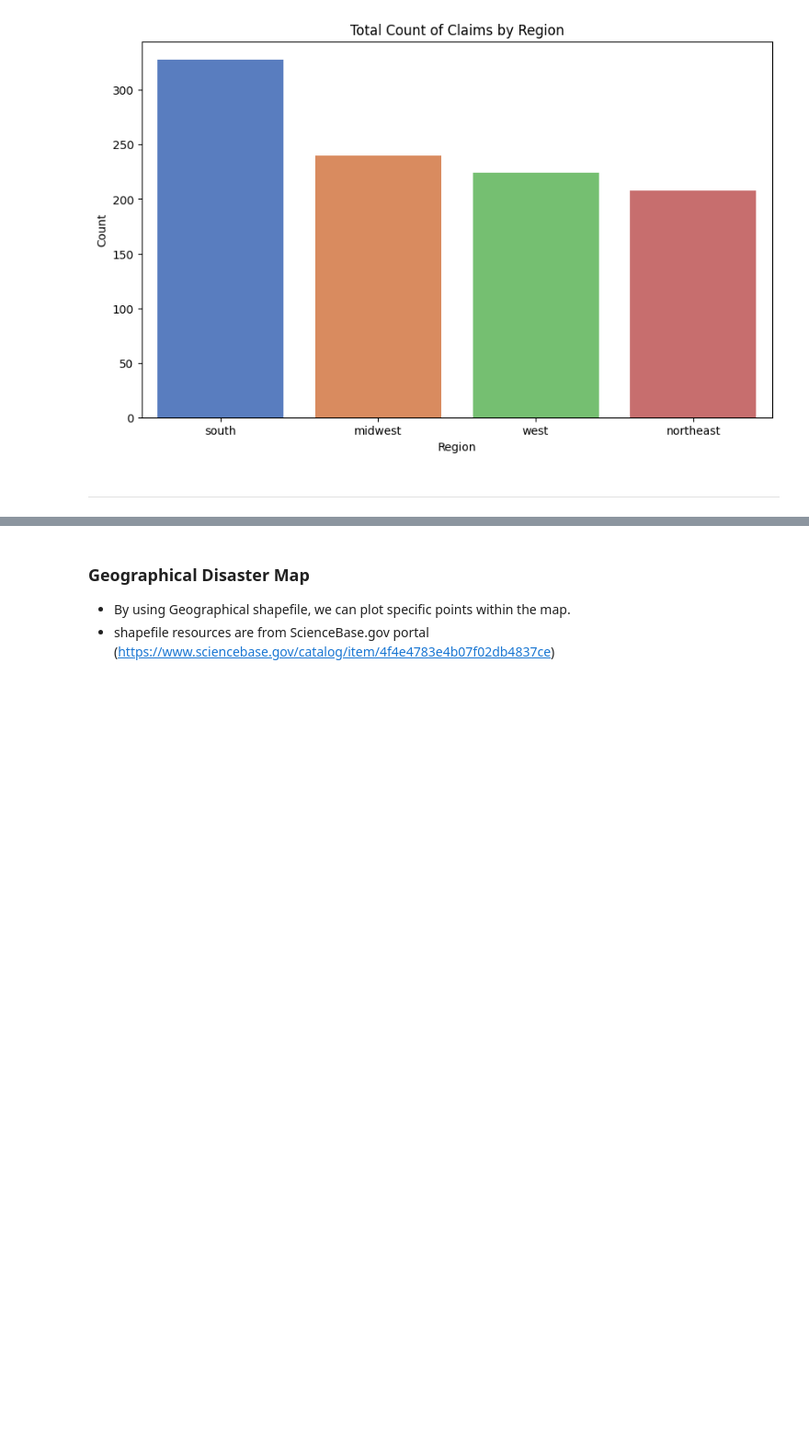
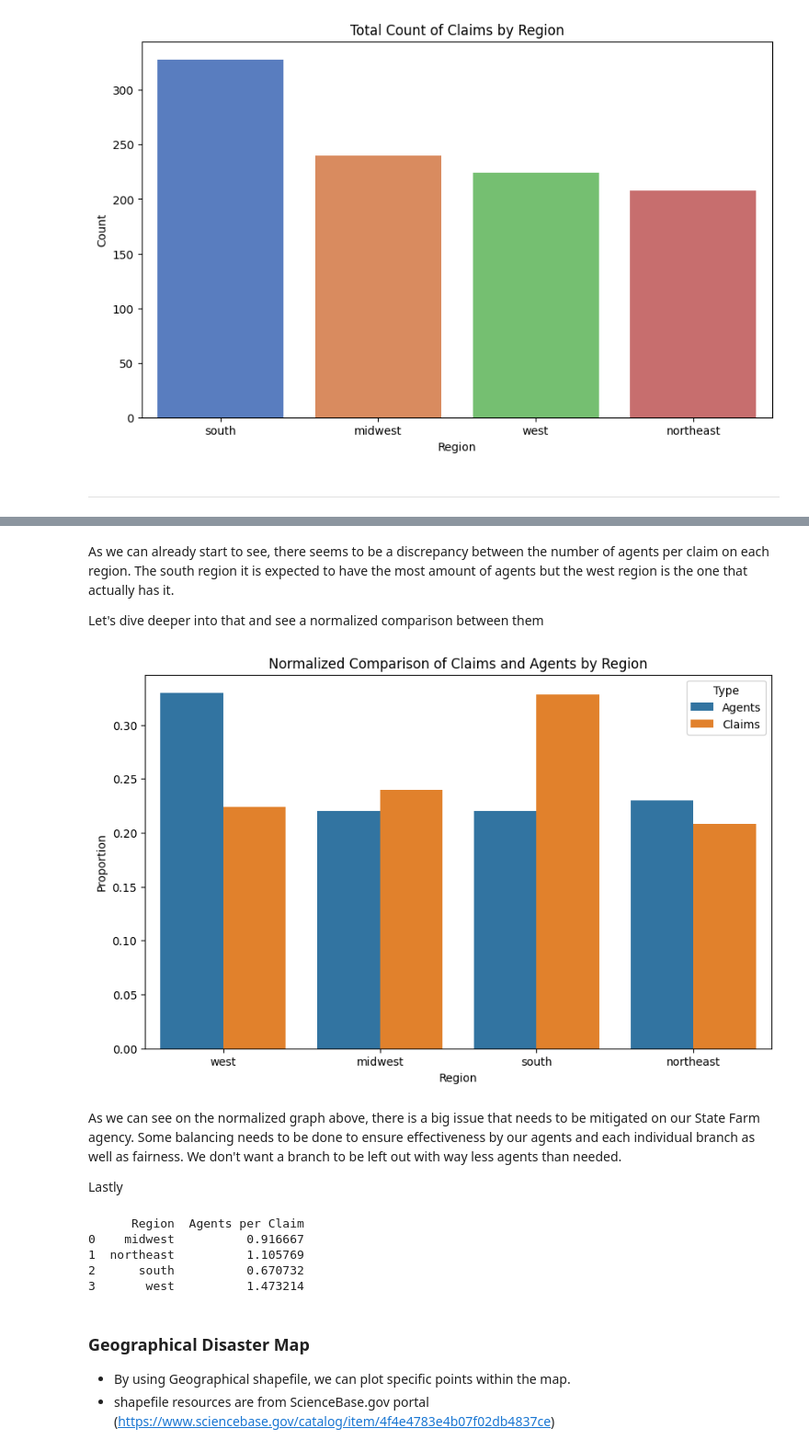
Before and after one commit to StateFarmInsCodingCompetition/2023-StateFarm-CodingCompetition-Finals, a Jupyter notebook: python/data_analysis.ipynb, the cells around one changed output, grey strips where cells are left out. Shown at 92% size. Cells and saved outputs as stored; diff of their text form; code cells hidden in the pictures; blank space fills up the shorter version.

```diff
--- a/python/data_analysis.ipynb
+++ b/python/data_analysis.ipynb
@@ -232,3 +318,79 @@ plt.show()
+# %% [markdown]
+As we can already start to see, there seems to be a discrepancy between the number of agents per claim on each region. The south region it is expected to have the most amount of agents but the west region is the one that actually has it.
+
+Let's dive deeper into that and see a normalized comparison between them
+# %%
+# Convert agents data to a DataFrame
+agents_data = pd.DataFrame({
+    'Region': [region.lower() for region in regional_agents.keys()],
+    'Agents': [len(agents) for agents in regional_agents.values()],
+    'Type': 'Agents'
+})
+
+# Convert claim data to a DataFrame and add a 'Type' column
+claims_data = total_claim_map.reset_index()
+claims_data['Type'] = 'Claims'
+
+# Rename columns for consistency
+claims_data.rename(columns={'Count': 'Claims'}, inplace=True)
+
+# Combine the data
+combined_data = pd.concat([agents_data, claims_data], ignore_index=True)
+
+# Calculate total number of agents and claims
+total_agents = agents_data['Agents'].sum()
+total_claims = claims_data['Claims'].sum()
+
+# Normalize the data by converting counts to proportions
+agents_data['Agents'] = agents_data['Agents'] / total_agents
+claims_data['Claims'] = claims_data['Claims'] / total_claims
+
+# Combine the normalized data
+combined_normalized_data = pd.concat([agents_data, claims_data], ignore_index=True)
+
+# Set the size of the plot
+plt.figure(figsize=(10, 6))
+
+# Create the bar plot using the normalized data
+sns.barplot(x='Region', y='value', hue='Type', data=pd.melt(combined_normalized_data, ['Region', 'Type']))
+
+# Add titles and labels
+plt.title('Normalized Comparison of Claims and Agents by Region')
+plt.ylabel('Proportion')
+plt.xlabel('Region')
+
+# Show the plot
+plt.show()
+# %% [output]
+[figure, added]
+# %% [markdown]
+As we can see on the normalized graph above, there is a big issue that needs to be mitigated on our State Farm agency. Some balancing needs to be done to ensure effectiveness by our agents and each individual branch as well as fairness. We don't want a branch to be left out with way less agents than needed.
+
+Lastly
+# %%
+claims_data['Region'] = claims_data['Region'].str.lower()
+
+# Set 'Region' as index for easy division
+agents_data.set_index('Region', inplace=True)
+claims_data.set_index('Region', inplace=True)
+
+# Calculate the ratio of agents to claims
+agents_per_claims_ratio = agents_data['Agents'] / claims_data['Claims']
+
+# Reset index to bring 'Region' back as a column
+agents_per_claims_ratio = agents_per_claims_ratio.reset_index()
+
+# Rename the columns for clarity
+agents_per_claims_ratio.columns = ['Region', 'Agents per Claim']
+
+# Print the result
+print(agents_per_claims_ratio)
+# %% [output]
+      Region  Agents per Claim
+0    midwest          0.916667
+1  northeast          1.105769
+2      south          0.670732
+3       west          1.473214
 # %% [markdown]
 ### Geographical Disaster Map
 
```
Also changed, not shown: parts of 10 cells of this notebook.
